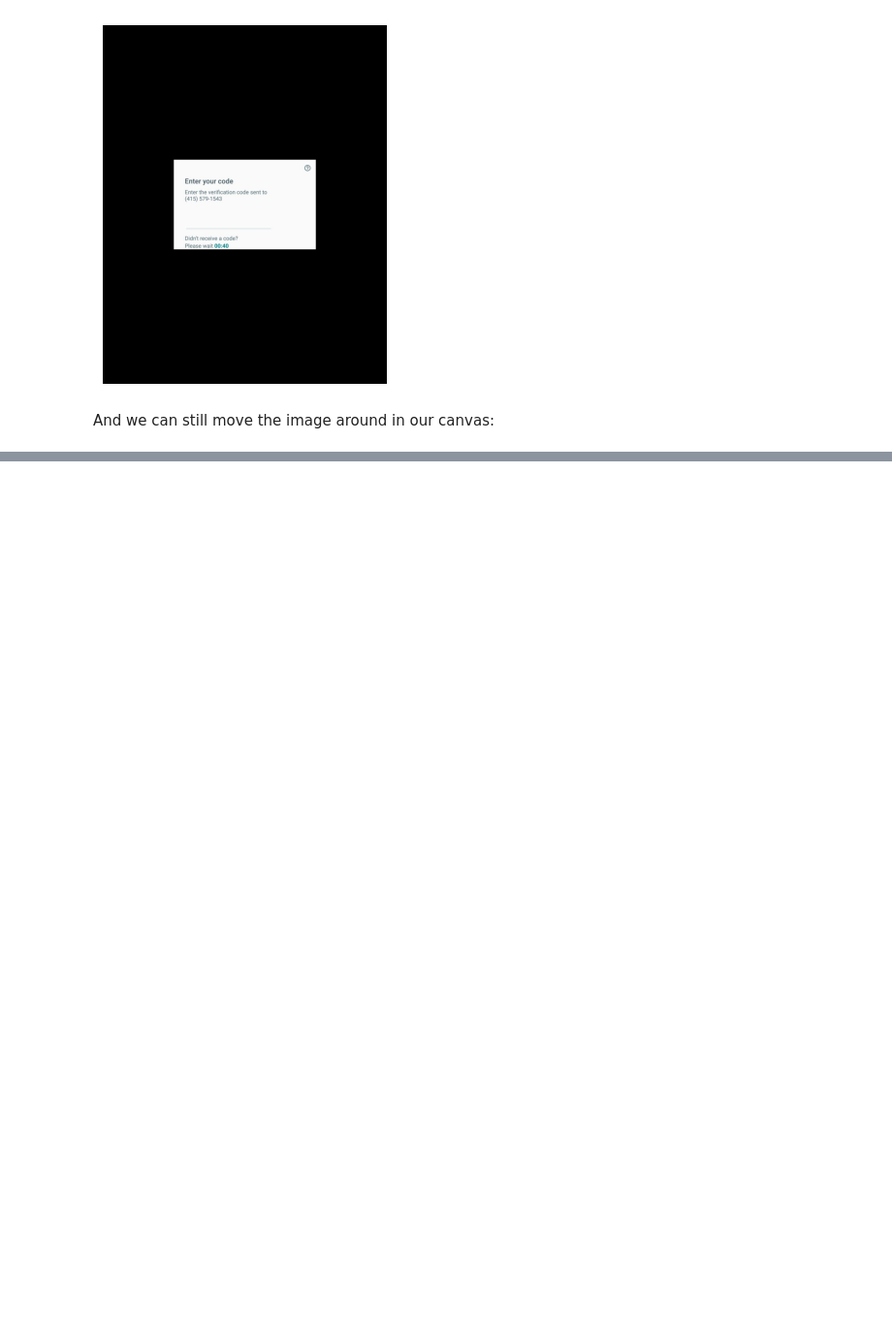
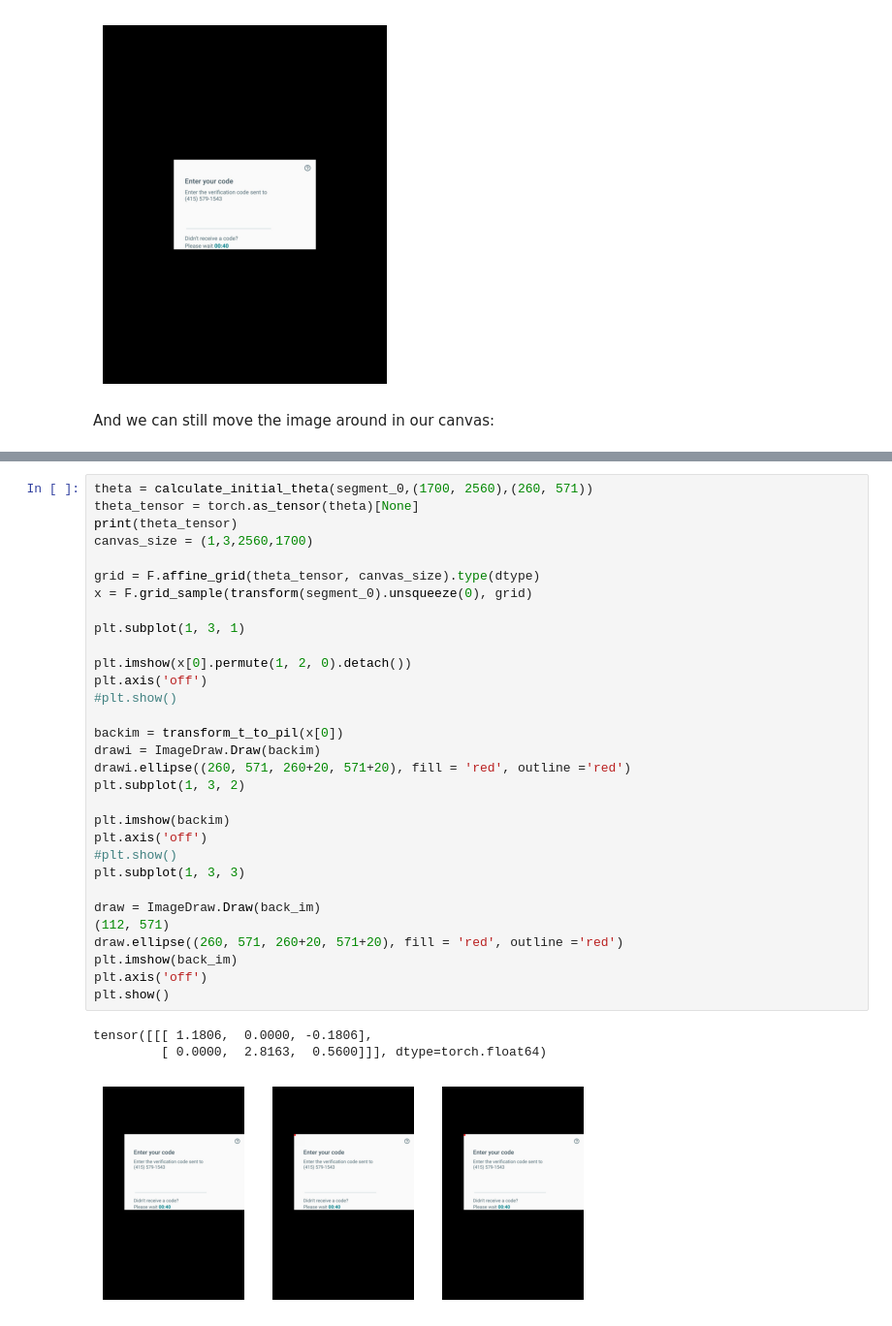
Before and after one commit to mowoe/bachelorthesis, a Jupyter notebook: 01_DifferentiableTranslation.ipynb, the cells around one changed output, grey strips where cells are left out. Shown at 97% size. Cells and saved outputs as stored; diff of their text form; blank space fills up the shorter version.

```diff
--- a/01_DifferentiableTranslation.ipynb
+++ b/01_DifferentiableTranslation.ipynb
@@ -285,0 +348,35 @@ plt.show()
+# %%
+theta = calculate_initial_theta(segment_0,(1700, 2560),(260, 571))
+theta_tensor = torch.as_tensor(theta)[None]
+print(theta_tensor)
+canvas_size = (1,3,2560,1700)
+
+grid = F.affine_grid(theta_tensor, canvas_size).type(dtype)
+x = F.grid_sample(transform(segment_0).unsqueeze(0), grid)
+
+plt.subplot(1, 3, 1)
+
+plt.imshow(x[0].permute(1, 2, 0).detach())
+plt.axis('off')
+#plt.show()
+
+backim = transform_t_to_pil(x[0])
+drawi = ImageDraw.Draw(backim)
+drawi.ellipse((260, 571, 260+20, 571+20), fill = 'red', outline ='red')
+plt.subplot(1, 3, 2)
+
+plt.imshow(backim)
+plt.axis('off')
+#plt.show()
+plt.subplot(1, 3, 3)
+
+draw = ImageDraw.Draw(back_im)
+(112, 571)
+draw.ellipse((260, 571, 260+20, 571+20), fill = 'red', outline ='red')
+plt.imshow(back_im)
+plt.axis('off')
+plt.show()
+# %% [output]
+tensor([[[ 1.1806,  0.0000, -0.1806],
+         [ 0.0000,  2.8163,  0.5600]]], dtype=torch.float64)
+[figure, added]
```
Also changed, not shown: parts of 10 cells of this notebook, 2 other files.
